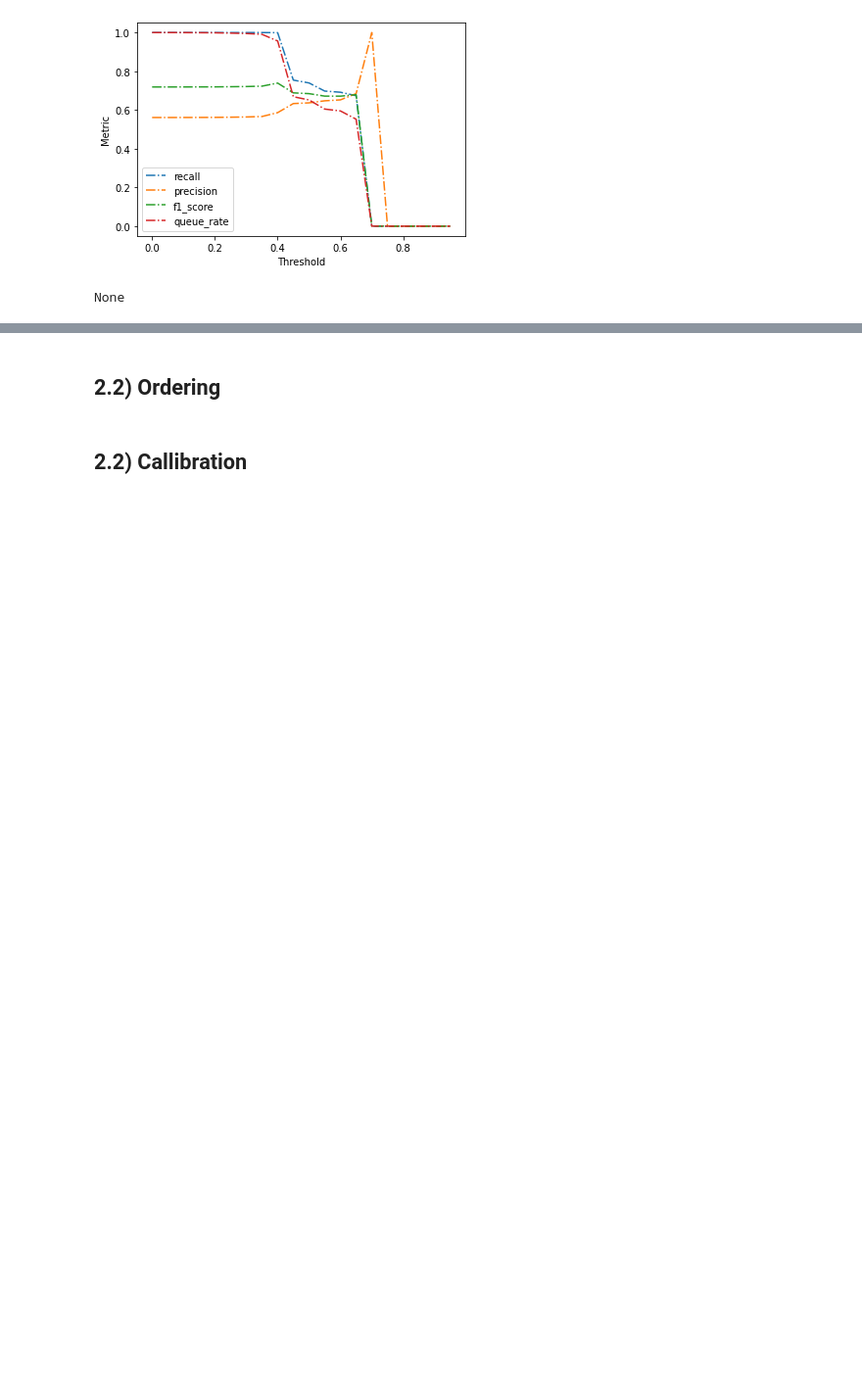
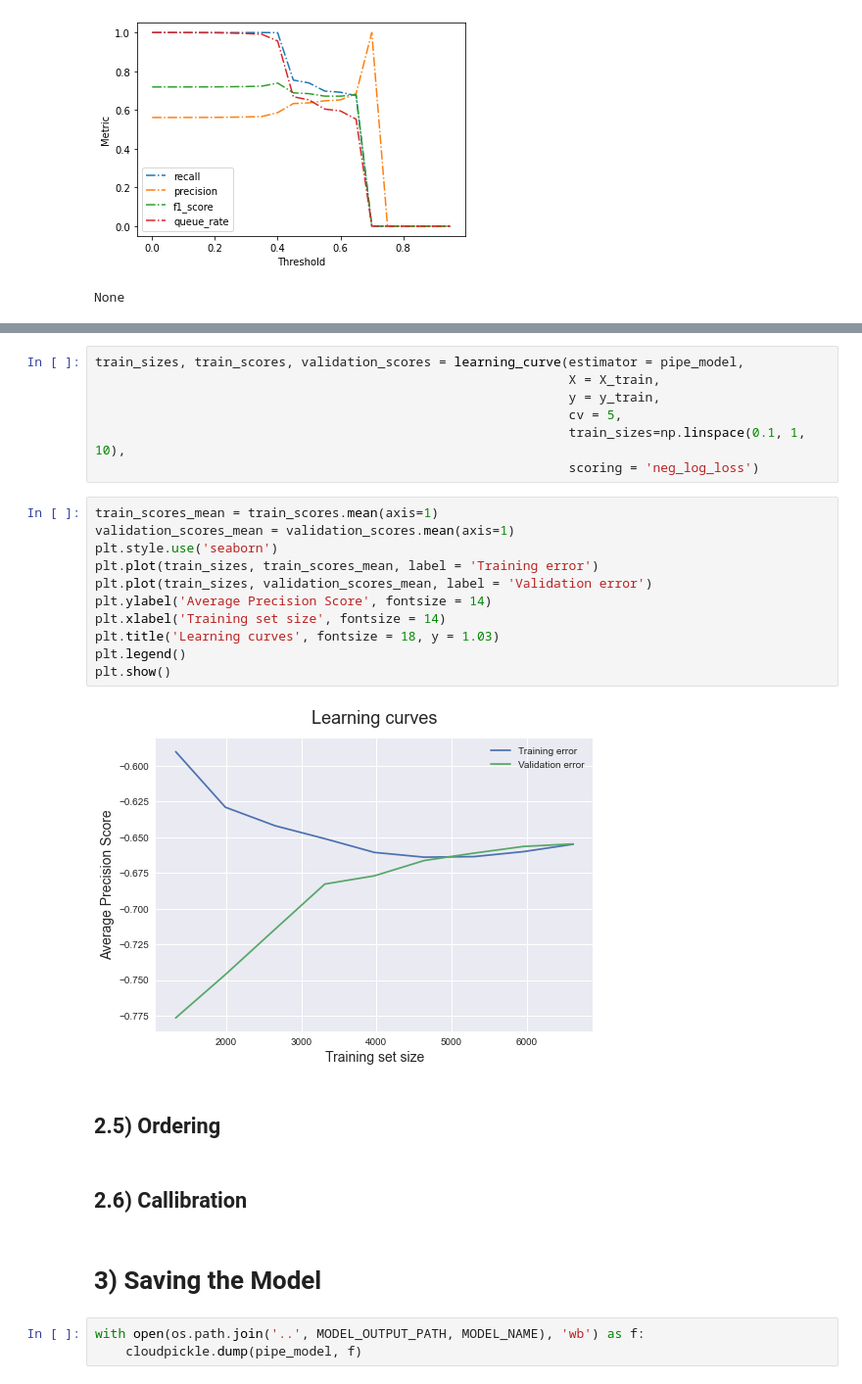
Before and after one commit to brunocvs7/bot_detection_twitter_profile_features, a Jupyter notebook: notebooks/modeling.ipynb, the cells around one changed output, grey strips where cells are left out. Shown at 98% size. Drawn from its saved outputs; the diff is of its cells as text; blank space fills up the shorter version.

```diff
--- a/notebooks/modeling.ipynb
+++ b/notebooks/modeling.ipynb
@@ -113,4 +162,29 @@ None
+# %%
+train_sizes, train_scores, validation_scores = learning_curve(estimator = pipe_model,
+                                                              X = X_train,
+                                                              y = y_train,
+                                                              cv = 5,
+                                                              train_sizes=np.linspace(0.1, 1, 10),
+                                                              scoring = 'neg_log_loss')
+# %%
+train_scores_mean = train_scores.mean(axis=1)
+validation_scores_mean = validation_scores.mean(axis=1)
+plt.style.use('seaborn')
+plt.plot(train_sizes, train_scores_mean, label = 'Training error')
+plt.plot(train_sizes, validation_scores_mean, label = 'Validation error')
+plt.ylabel('Average Precision Score', fontsize = 14)
+plt.xlabel('Training set size', fontsize = 14)
+plt.title('Learning curves', fontsize = 18, y = 1.03)
+plt.legend()
+plt.show()
+# %% [output]
+[figure, added]
 # %% [markdown]
-## 2.2) Ordering
+## 2.5) Ordering
 # %% [markdown]
-## 2.2) Callibration
+## 2.6) Callibration
+# %% [markdown]
+# 3) Saving the Model
+# %%
+with open(os.path.join('..', MODEL_OUTPUT_PATH, MODEL_NAME), 'wb') as f:
+    cloudpickle.dump(pipe_model, f)
```
Also changed, not shown: parts of 18 cells of this notebook.
